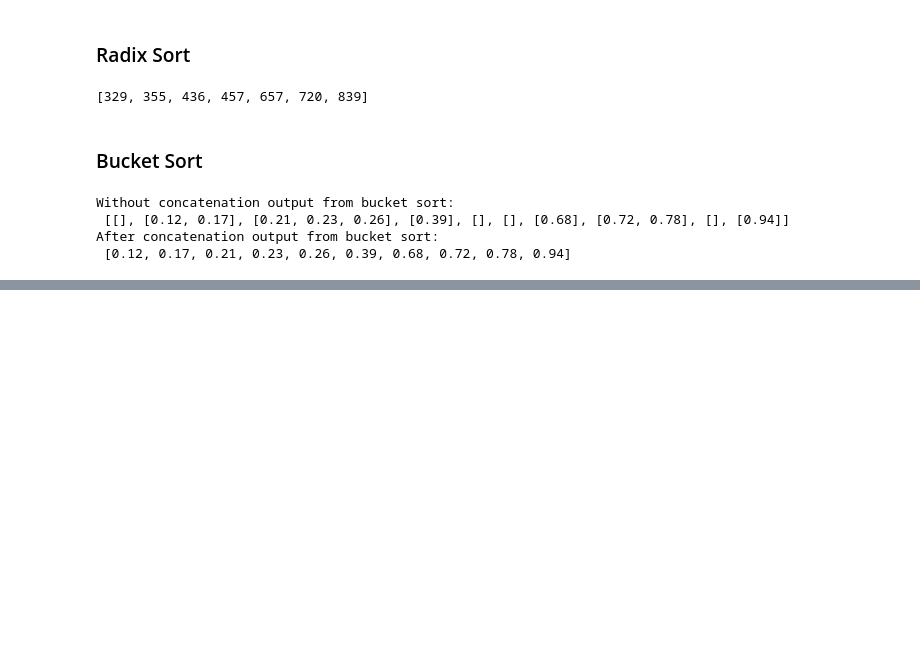
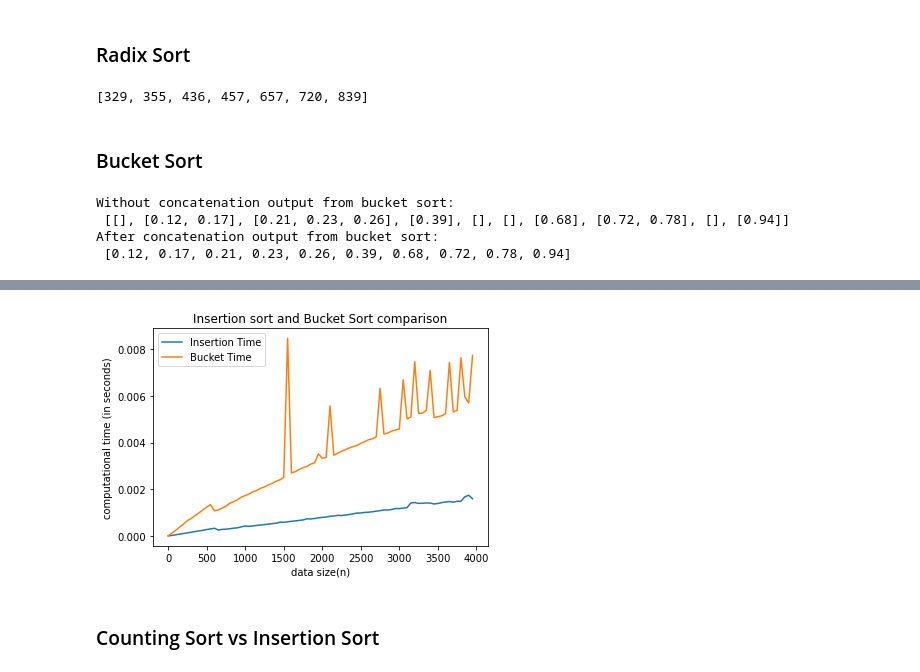
Before and after one commit to bishalkhanal32/DSA, a Jupyter notebook: 5 - Bishal.ipynb, the cells around one changed output, grey strips where cells are left out. Drawn from its saved outputs; the diff is of its cells as text; code cells hidden in the pictures; blank space fills up the shorter version.

```diff
--- a/5 - Bishal.ipynb
+++ b/5 - Bishal.ipynb
@@ -119,0 +195,30 @@ After concatenation output from bucket sort:
+# %%
+import matplotlib.pyplot as plt
+
+arraysize = 4000 #max size of n
+loopcount = 10 #averaging multiple time periods on same operation for better result
+array = []
+nsize = []
+time_bucket = []
+time_insertion = []
+time_radix = []
+for i in np.arange(arraysize):
+    array.append(i/4001)
+    if i%50==0:
+        time_insertion.append(insertion_time(loopcount, array))
+        time_bucket.append(bucket_time(loopcount, array))
+        nsize.append(len(array))
+# %%
+plt.figure()
+plt.plot(nsize, time_insertion, label='Insertion Time')
+plt.plot(nsize, time_bucket, label='Bucket Time')
+plt.xlabel('data size(n)')
+plt.ylabel('computational time (in seconds)')
+plt.title("Insertion sort and Bucket Sort comparison")
+plt.legend()
+
+plt.show()
+# %% [output]
+[figure, added]
+# %% [markdown]
+### Counting Sort vs Insertion Sort
```
Also changed, not shown: parts of 6 cells of this notebook.
